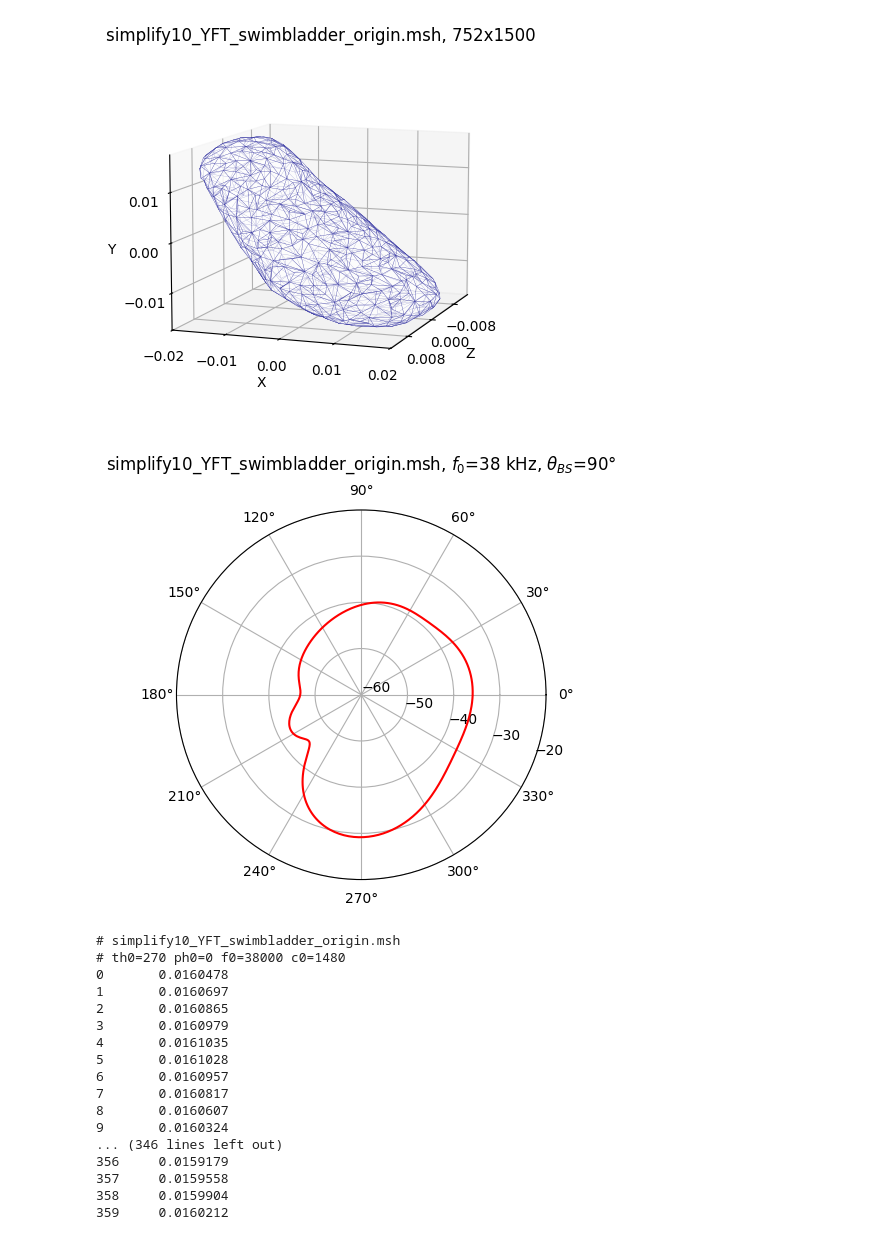
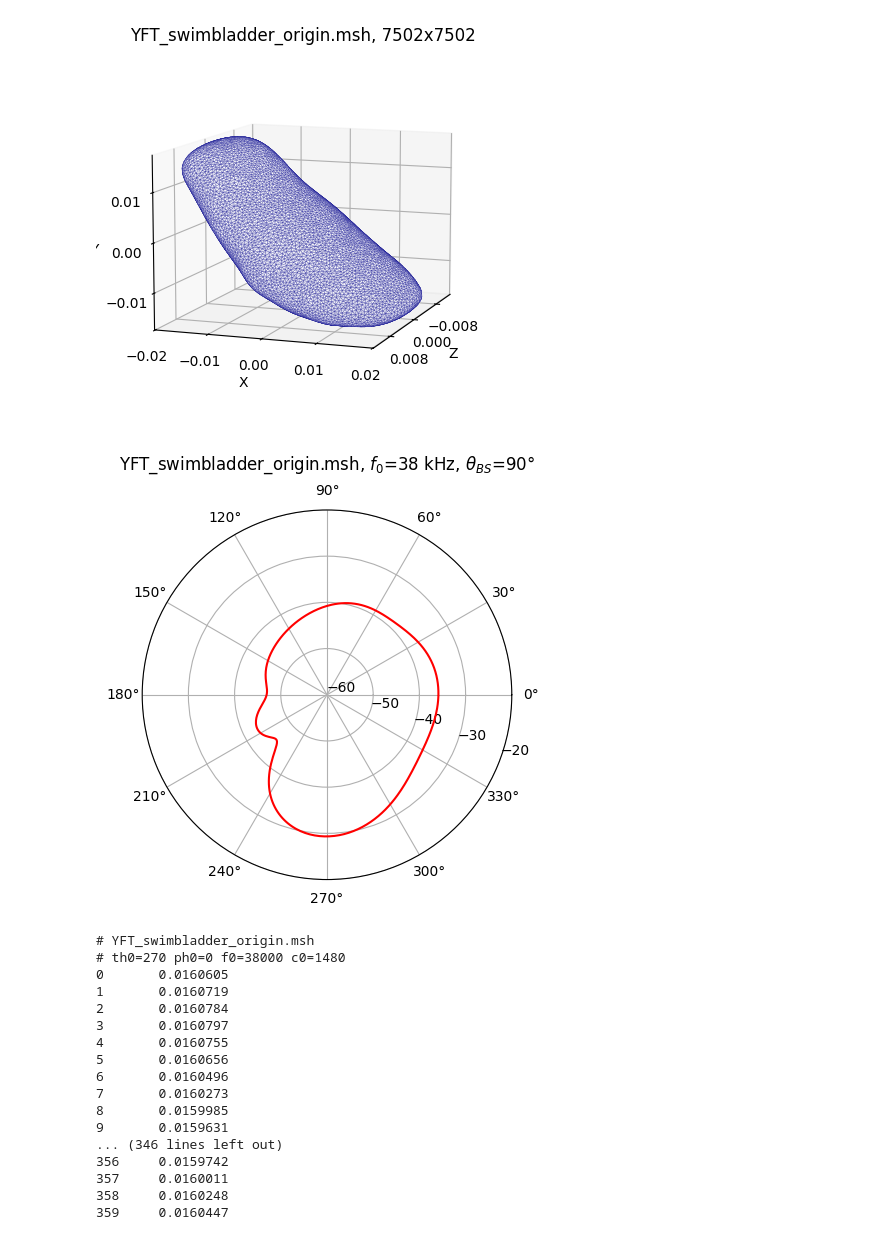
Before and after one commit to marmoszy/mm-bem, a Jupyter notebook: nb/yft_pytorch.ipynb, the cells around one changed output. Saved outputs shown, nothing was run; the diff lists cells and outputs as text; code cells hidden in the pictures.

```diff
--- a/nb/yft_pytorch.ipynb
+++ b/nb/yft_pytorch.ipynb
@@ -1,16 +1,14 @@
 # %%
-# MM 19.5.2025: scattering from soft body
+# MM 1.11.2026: scattering from soft body using pytorch
 # !pip install numpy torch matplotlib
 
 # plane wave scattering from soft target in salt water
 # input: msh ascii 2.2 file
 # output: 1-deg scattering pattern
-# Optimized for PyTorch GPU (MPS/CUDA) with CPU fallback for Complex Solvers
+
+from numpy import pi, cos, sin, log10, array, linspace
 #import sys
 import torch
-from numpy import log10, array, linspace
-
-# MPS (Apple Silicon), CUDA (NVIDIA, CPU fallback
 if torch.backends.mps.is_available():
     device = torch.device("mps")
 elif torch.cuda.is_available():
@@ -18,15 +16,13 @@ elif torch.cuda.is_available():
 else:
     device = torch.device("cpu")
 
-pi = torch.pi
-datapath="../msh/"
-
 # input parameters
+datapath = "../msh/"
 fname = 'Yellowfin_Tuna_752x1500.msh' #if len(sys.argv)<=1 else sys.argv[1]
 fname = 'sphere-1.905_4098x8092.msh'  #if len(sys.argv)<=1 else sys.argv[1]
 fname = 'sphere-1.905-600.msh'
 fname = 'simplify10_YFT_swimbladder_origin.msh'
-# fname = 'YFT_swimbladder_origin.msh'
+fname = 'YFT_swimbladder_origin.msh'
 th = 270   #if len(sys.argv)<=2 else float(sys.argv[2])
 f0 = 38e3  #if len(sys.argv)<=3 else float(sys.argv[3])
 c0 = 1480  #if len(sys.argv)<=4 else float(sys.argv[4])
@@ -36,11 +32,11 @@ k = 2 * pi * f0 / c0
 
 #  GPU (MPS float32)
 Ry = torch.tensor([
-    [torch.cos(torch.tensor(ph*pi/180)), 0, torch.sin(torch.tensor(ph*pi/180))],
+    [cos(ph*pi/180), 0, sin(ph*pi/180)],
     [0, 1, 0],
-    [-torch.sin(torch.tensor(ph*pi/180)), 0, torch.cos(torch.tensor(ph*pi/180))]
+    [-sin(ph*pi/180), 0, cos(ph*pi/180)]
 ], dtype=torch.float32, device=device)
-d = Ry @ torch.tensor([torch.cos(torch.tensor(th*pi/180+pi)), torch.sin(torch.tensor(th*pi/180+pi)), 0], dtype=torch.float32, device=device)
+d = Ry @ torch.tensor([cos(th*pi/180+pi), sin(th*pi/180+pi), 0], dtype=torch.float32, device=device)
 
 with open(datapath + fname) as f: lines = f.readlines()
 n = int(lines[4])
@@ -51,8 +47,8 @@ e = [list(map(lambda x: int(x)-1, lines[n+8+i].split()[5:8])) for i in range(m)]
 # GPU
 v = torch.tensor(v, dtype=torch.float32, device=device)
 e = torch.tensor(e, dtype=torch.long, device=device)
-x = v[e].mean(dim=1)  # shape: (m, 3)
-#x, m = v, len(v)
+#x = v[e].mean(dim=1)  # shape: (m, 3)
+x, m = v, len(v)
 diff = x.unsqueeze(1) - x.unsqueeze(0)  # Kształt: (m, m, 3)
 r = torch.norm(diff, dim=2)             # Kształt: (m, m)
 S = torch.empty((m, m), dtype=torch.complex64, device=device)
@@ -63,9 +59,7 @@ S[mask_nonzero] = torch.exp(1j * k * r_nz) / r_nz / (4 * pi)
 S[mask_zero] = k / 4 + 1j * k / (4 * pi)
 f_vec = torch.exp(1j * k * (x @ d))
 
-S_cpu = S.cpu()          # copy S, f_vec to CPU
-f_vec_cpu = f_vec.cpu()
-phi_cpu = torch.linalg.solve(S_cpu, -f_vec_cpu)
+phi_cpu = torch.linalg.solve(S.cpu(), -f_vec.cpu())
 phi = phi_cpu.to(device) # phi back to GPU
 
 # Far field: GPU
@@ -107,49 +101,49 @@ ax.set_zlabel('Z')
 ax.set_title(r"%s, %dx%d"%(fname,n,m))
 from matplotlib.ticker import MaxNLocator
 ax.xaxis.set_major_locator(MaxNLocator(nbins=4))
 ax.yaxis.set_major_locator(MaxNLocator(nbins=4))
 ax.zaxis.set_major_locator(MaxNLocator(nbins=4))
 plt.savefig("yft_torch_1.svg", format="svg", bbox_inches="tight")
 plt.show()
 
 # plot solution
 import matplotlib.pyplot as plt
 angles = linspace(0, 2 * pi, 360, endpoint=False)
 values_db = 20 * log10([abs(p) for p in psc])
 vmin, vmax = -60, -20
 fig, ax = plt.subplots(subplot_kw={'projection': 'polar'})
 ax.plot(angles, values_db, color='red')
 ax.set_ylim(vmin, vmax)
 ax.set_rticks(linspace(vmin, vmax, 5))
 ax.set_xticks(linspace(0, 2*pi-pi/6, 12))  # 30deg
 ax.set_rlabel_position(-20)
 ax.grid(True)
 ax.set_title(r"%s, $f_0$=%g kHz, $\theta_{BS}$=%g$\degree$"%(fname,f0/1e3,(th+180)%360), va='bottom')
 plt.savefig("yft_torch_2.svg", format="svg", bbox_inches="tight")
 plt.show()
 
 # print
 s = "# %s\n# th0=%g ph0=0 f0=%g c0=%g\n"%(fname,th,f0,c0)
 s += "\n".join(["%d\t%g"%(i,abs(psc[i])) for i in range(len(psc))])
 print(s)
 with open("yft_torch_3.txt", "w") as f: print(s,file=f)
 # %% [output]
-[figure, old version]
+[figure, new version]
-[figure, old version]
+[figure, new version]
-# simplify10_YFT_swimbladder_origin.msh
+# YFT_swimbladder_origin.msh
 # th0=270 ph0=0 f0=38000 c0=1480
-0       0.0160478
-1       0.0160697
-2       0.0160865
-3       0.0160979
-4       0.0161035
-5       0.0161028
-6       0.0160957
-7       0.0160817
-8       0.0160607
-9       0.0160324
+0       0.0160605
+1       0.0160719
+2       0.0160784
+3       0.0160797
+4       0.0160755
+5       0.0160656
+6       0.0160496
+7       0.0160273
+8       0.0159985
+9       0.0159631
 ... (346 lines left out)
-356     0.0159179
-357     0.0159558
-358     0.0159904
-359     0.0160212
+356     0.0159742
+357     0.0160011
+358     0.0160248
+359     0.0160447
```
Also changed, not shown: 3 other files.
